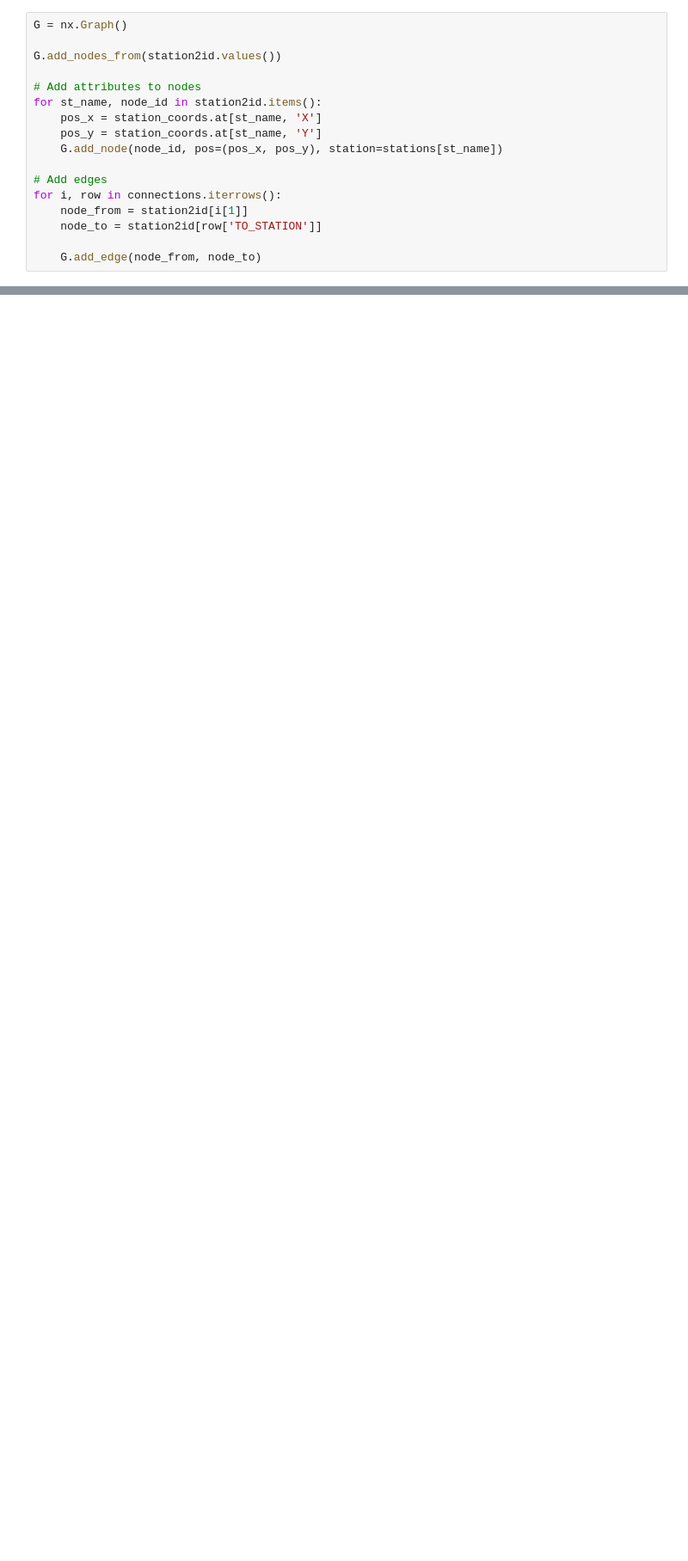
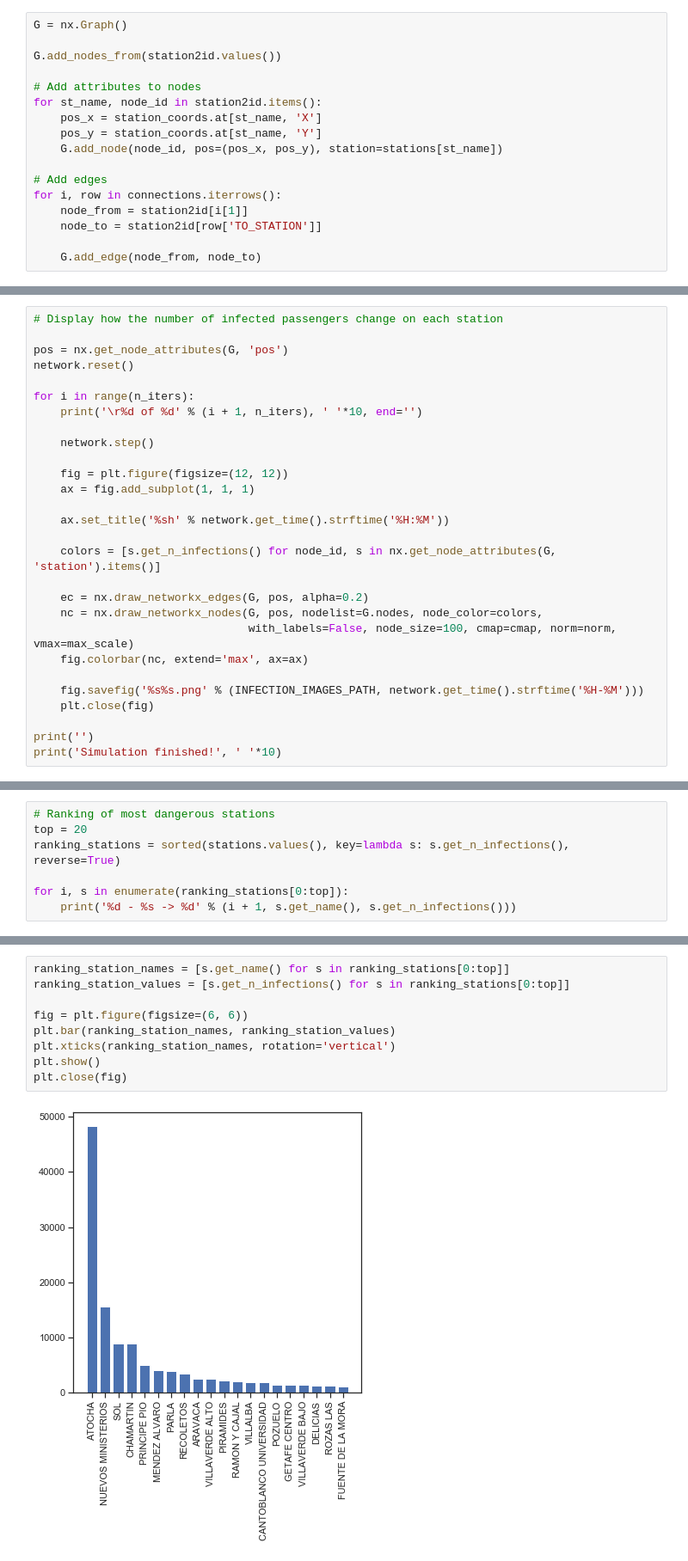
Before and after one commit to cheung-ho-lum/NS_Epidemics_ABM_Approach, a Jupyter notebook: Repository/NoteBooksAbm/Network Simulation.ipynb, the cells around one changed output, grey strips where cells are left out. Shown at 86% size. Drawn from its saved outputs; the diff is of its cells as text; blank space fills up the shorter version.

```diff
--- a/Repository/NoteBooksAbm/Network Simulation.ipynb
+++ b/Repository/NoteBooksAbm/Network Simulation.ipynb
@@ -213,0 +391,28 @@ print('Finish!', ' '*10)
+# %%
+# Display how the number of infected passengers change on each station
+
+pos = nx.get_node_attributes(G, 'pos')
+network.reset()
+
+for i in range(n_iters):
+    print('\r%d of %d' % (i + 1, n_iters), ' '*10, end='')
+
+    network.step()
+
+    fig = plt.figure(figsize=(12, 12))
+    ax = fig.add_subplot(1, 1, 1)
+
+    ax.set_title('%sh' % network.get_time().strftime('%H:%M'))
+
+    colors = [s.get_n_infections() for node_id, s in nx.get_node_attributes(G, 'station').items()]
+
+    ec = nx.draw_networkx_edges(G, pos, alpha=0.2)
+    nc = nx.draw_networkx_nodes(G, pos, nodelist=G.nodes, node_color=colors,
+                                with_labels=False, node_size=100, cmap=cmap, norm=norm, vmax=max_scale)
+    fig.colorbar(nc, extend='max', ax=ax)
+
+    fig.savefig('%s%s.png' % (INFECTION_IMAGES_PATH, network.get_time().strftime('%H-%M')))
+    plt.close(fig)
+
+print('')
+print('Simulation finished!', ' '*10)
@@ -213,0 +435,7 @@ print('Finish!', ' '*10)
+# %%
+# Ranking of most dangerous stations
+top = 20
+ranking_stations = sorted(stations.values(), key=lambda s: s.get_n_infections(), reverse=True)
+
+for i, s in enumerate(ranking_stations[0:top]):
+    print('%d - %s -> %d' % (i + 1, s.get_name(), s.get_n_infections()))
@@ -213,0 +463,11 @@ print('Finish!', ' '*10)
+# %%
+ranking_station_names = [s.get_name() for s in ranking_stations[0:top]]
+ranking_station_values = [s.get_n_infections() for s in ranking_stations[0:top]]
+
+fig = plt.figure(figsize=(6, 6))
+plt.bar(ranking_station_names, ranking_station_values)
+plt.xticks(ranking_station_names, rotation='vertical')
+plt.show()
+plt.close(fig)
+# %% [output]
+[figure, added]
```
Also changed, not shown: parts of 34 cells of this notebook.
